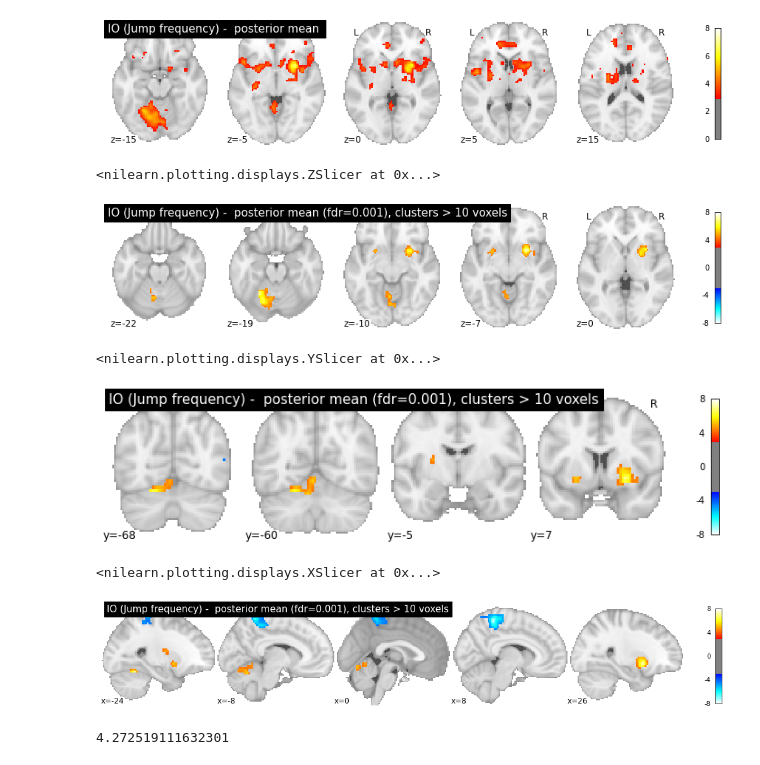
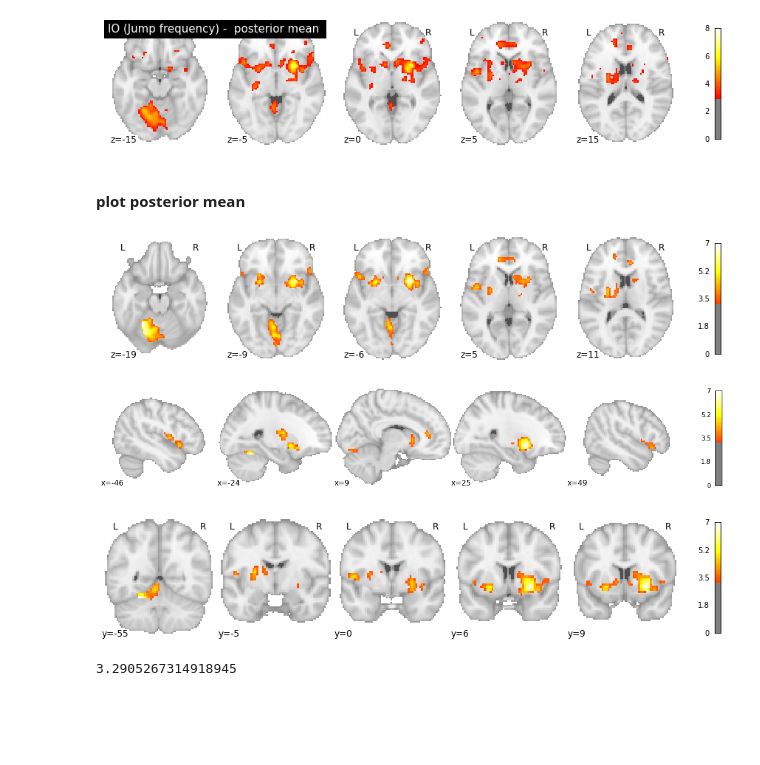
Before and after one commit to syzhang/tsl_hbi, a Jupyter notebook: imaging_plot/visualise.ipynb, the cells around one changed output. Saved outputs shown, nothing was run; the diff lists cells and outputs as text; code cells hidden in the pictures; blank space fills up the shorter version.

```diff
--- a/imaging_plot/visualise.ipynb
+++ b/imaging_plot/visualise.ipynb
@@ -431,3 +426,5 @@ ttl = 'IO (Jump frequency) -  posterior mean '
 # nilearn.plotting.plot_stat_map(clean_map, threshold=3, vmax=7,
 #               display_mode='z', cut_coords=(-10, -8, -5, 0, 5, 15),
 #               title=ttl+'(fdr=0.05), clusters > 10 voxels')
+# %% [markdown]
+#### plot posterior mean
@@ -434,30 +434,35 @@ ttl = 'IO (Jump frequency) -  posterior mean '
 # %%
+z_map = img
 clean_map, threshold = threshold_stats_img(
-    z_map, alpha=.001, height_control='fdr', cluster_threshold=10)
-nilearn.plotting.plot_stat_map(clean_map, threshold=3, vmax=8,
-              display_mode='z', cut_coords=(-22, -19, -10, -7, 0),
-              title=ttl+'(fdr=0.001), clusters > 10 voxels')
+#     z_map, alpha=.001, height_control='fdr', cluster_threshold=10)
+    z_map, alpha=.001, height_control='fpr', cluster_threshold=10)
+peak_z = np.unique(peaks['Z'])
+g = nilearn.plotting.plot_stat_map(clean_map, threshold=threshold, vmax=7,
+              display_mode='z', cut_coords=(peak_z))
+#               title=ttl+'(fdr=0.001), clusters>10 voxels')
+g.savefig('./figs/io_jump_freq_ph_z.pdf')
 # %% [output]
-<nilearn.plotting.displays.ZSlicer at 0x...>
-[figure, old version]
+[figure, new version]
+# %%
+peak_x = np.unique(peaks['X'])
+g = nilearn.plotting.plot_stat_map(clean_map, threshold=threshold, vmax=7,
+              display_mode='x', cut_coords=(peak_x))
+#               title=ttl+'(fdr=0.001), clusters>10 voxels')
+g.savefig('./figs/io_jump_freq_ph_x.pdf')
+# %% [output]
+[figure, added]
 # %%
-nilearn.plotting.plot_stat_map(clean_map, threshold=3, vmax=8,
-              display_mode='y', cut_coords=(-68, -60, -5, 7),
-              title=ttl+'(fdr=0.001), clusters > 10 voxels')
+peak_y = np.unique(peaks['Y'])
+g = nilearn.plotting.plot_stat_map(clean_map, threshold=threshold, vmax=7,
+              display_mode='y', cut_coords=(peak_y[:-2]))
+#               title=ttl+'(fdr=0.001), clusters > 10 voxels')
+g.savefig('./figs/io_jump_freq_ph_y.pdf')
 # %% [output]
-<nilearn.plotting.displays.YSlicer at 0x...>
-[figure, old version]
+[figure, new version]
-# %%
-nilearn.plotting.plot_stat_map(clean_map, threshold=3, vmax=8,
-              display_mode='x', cut_coords=(-24, -8, 0, 8, 26),
-              title=ttl+'(fdr=0.001), clusters > 10 voxels')
-# %% [output]
-<nilearn.plotting.displays.XSlicer at 0x...>
-[figure, removed]
 # %%
 threshold
 # %% [output]
-4.272519111632301
+3.2905267314918945
 # %%
 from nilearn.reporting import get_clusters_table
 table = get_clusters_table(clean_map, stat_threshold=threshold,
```
Also changed, not shown: parts of 19 cells of this notebook, 10 other files.
